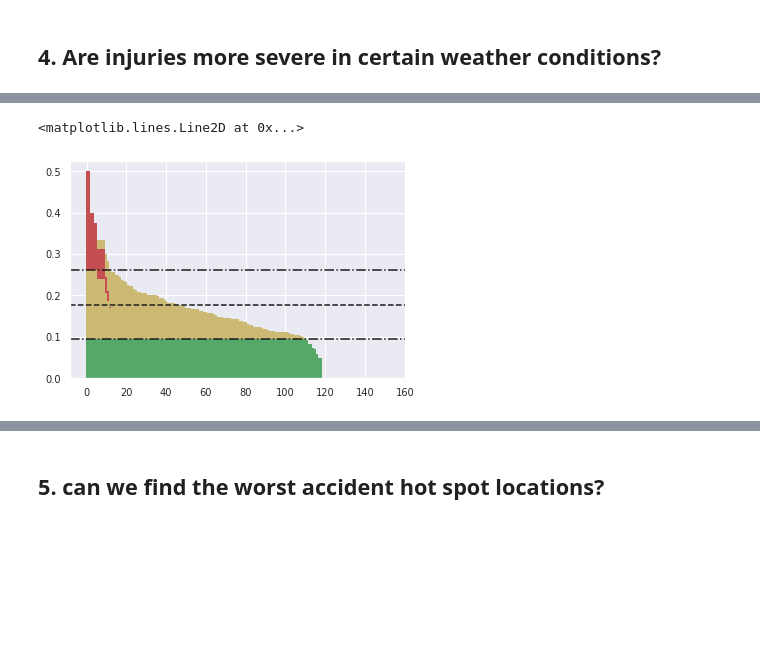
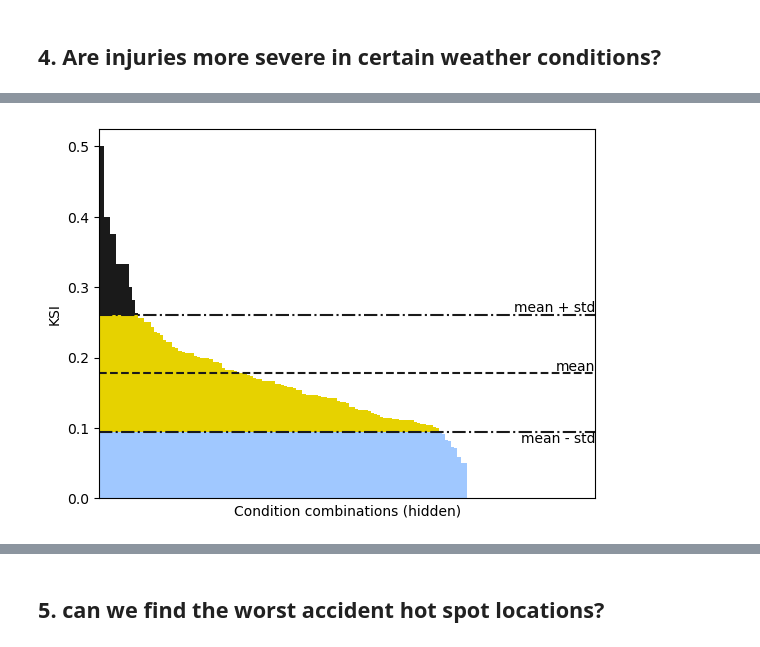
Before and after one commit to GaborJenei/DS-Stackoverflow-Survey, a Jupyter notebook: 01_Intro_to_DS/3_BlogPost/Udacity DSND Project1_BlogPost.ipynb, the cells around one changed output, grey strips where cells are left out. Drawn from its saved outputs; the diff is of its cells as text; code cells hidden in the pictures; blank space fills up the shorter version.

```diff
--- a/01_Intro_to_DS/3_BlogPost/Udacity DSND Project1_BlogPost.ipynb
+++ b/01_Intro_to_DS/3_BlogPost/Udacity DSND Project1_BlogPost.ipynb
@@ -355,31 +371,49 @@ df_ksi_props.head()
 # %%
 std = df_ksi_props.loc[df_ksi_props['KSI']>0, 'KSI'].describe()['std']
 mean =df_ksi_props.loc[df_ksi_props['KSI']>0, 'KSI'].describe()['mean']
 
 upper_threshold = mean+std
 lower_threshold = mean-std
 
 # split it up
 x = df_ksi_props.index
 above_threshold = np.maximum(df_ksi_props['KSI'] - upper_threshold, 0)
-inbetween_threshold = np.minimum(np.maximum(df_ksi_props['KSI']-lower_threshold, 0), upper_threshold)
+inbetween_threshold = np.minimum(np.maximum(df_ksi_props['KSI']-lower_threshold, 0), (upper_threshold-lower_threshold))
 below_threshold = np.minimum(df_ksi_props['KSI'], lower_threshold)
 
 # plot it
+plt.style.use('default')
 fig, ax = plt.subplots()
-# ax.bar(height=df_ksi_props['KSI'], x=df_ksi_props.index, linewidth=0, width=1.0)
 
-ax.bar(x, below_threshold, linewidth=0, width=1.0, color="g")
-ax.bar(x, inbetween_threshold, linewidth=0, width=1.0, color="y", bottom=below_threshold)
-ax.bar(x, above_threshold, linewidth=0, width=1.0, color="r", bottom=inbetween_threshold)
+ax.bar(x, below_threshold, linewidth=0, width=1.0, color=(160/255.0,200/255.0,255/255.0))
+ax.bar(x, inbetween_threshold, linewidth=0, width=1.0, color=(0.9019607843137255, 0.8235294117647058, 0.0), bottom=below_threshold)
+ax.bar(x, above_threshold, linewidth=0, width=1.0, color='k', bottom=(inbetween_threshold+below_threshold))
 
 
 # Add a vertical line
 ax.axhline(upper_threshold, ls='-.', color='k')
 ax.axhline(mean, ls='--', color='k')
 ax.axhline(lower_threshold, ls='-.', color='k')
 
-# add the mean as a horisontal line and std as dotted.
+ax.set_xlim(left=0, right = 160)
+ax.set_xticklabels('')
+ax.set_ylabel('KSI')
+
+ax.set_xlabel('Condition combinations (hidden)')
+
+plt.text(160, upper_threshold, 'mean + std', ha='right', va='bottom')
+plt.text(160, mean, 'mean', ha='right', va='bottom')
+plt.text(160, lower_threshold, 'mean - std', ha='right', va='top')
+
+
+
+plt.tick_params(
+    axis='x',          # changes apply to the x-axis
+    which='both',      # both major and minor ticks are affected
+    bottom=False,      # ticks along the bottom edge are off
+    top=False,         # ticks along the top edge are off
+    labelbottom=False)
+
+fig.show;
 # %% [output]
-<matplotlib.lines.Line2D at 0x...>
-[figure, old version]
+[figure, new version]
```
Also changed, not shown: parts of 22 cells of this notebook.
